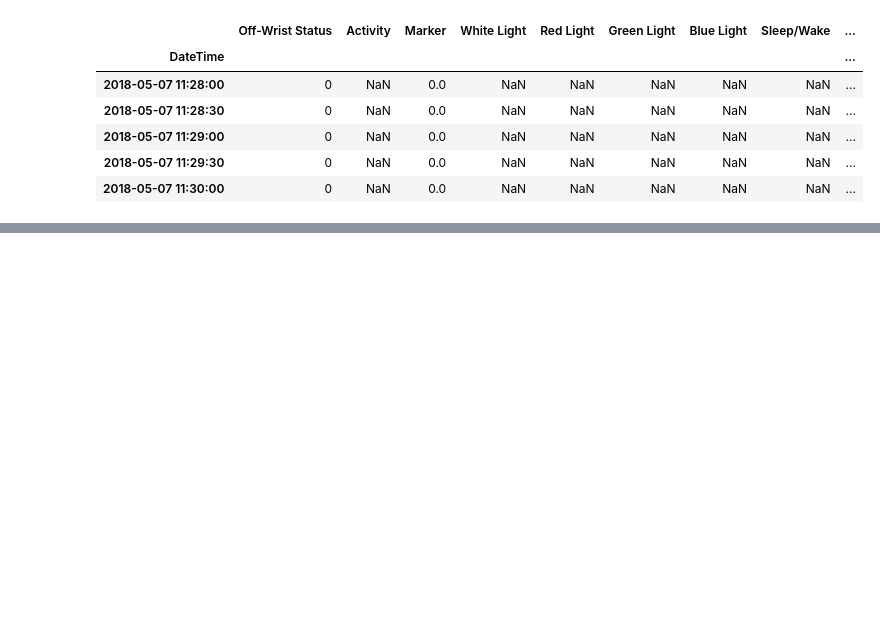
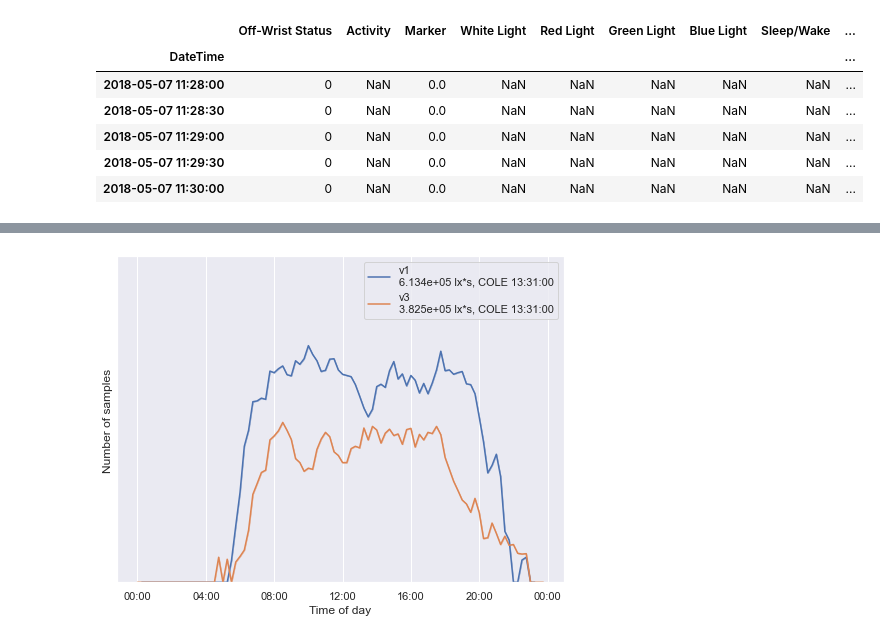
Before and after one commit to FleischerResearchLab/SALA, a Jupyter notebook: 002_plot_light.ipynb, the cells around one changed output, grey strips where cells are left out. Cells and saved outputs as stored; diff of their text form; code cells hidden in the pictures; blank space fills up the shorter version.

```diff
--- a/002_plot_light.ipynb
+++ b/002_plot_light.ipynb
@@ -127,0 +121,3 @@ v1 - cumulative Lux*sec: 6.034318e+05, center of mass of light exposure: 12:04:0
+# %%
+plot_light([v1["White Light"], v3["White Light"]], ["v1", "v3"], toplot = "counts")
+# %% [output]
@@ -128 +126,2 @@ v1 - cumulative Lux*sec: 6.034318e+05, center of mass of light exposure: 12:04:0
+[figure, added]
 # %%
```
Also changed, not shown: parts of 11 cells of this notebook, 7 other files.
